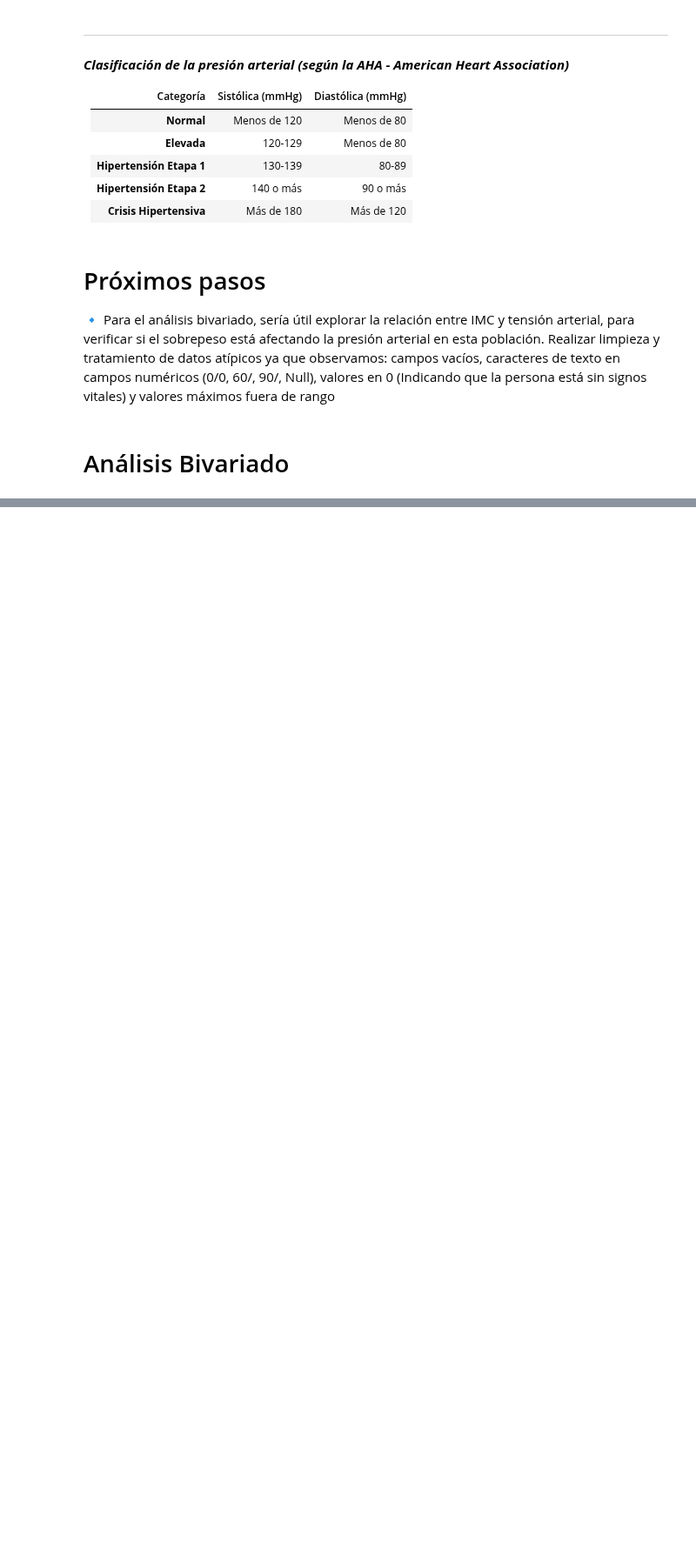
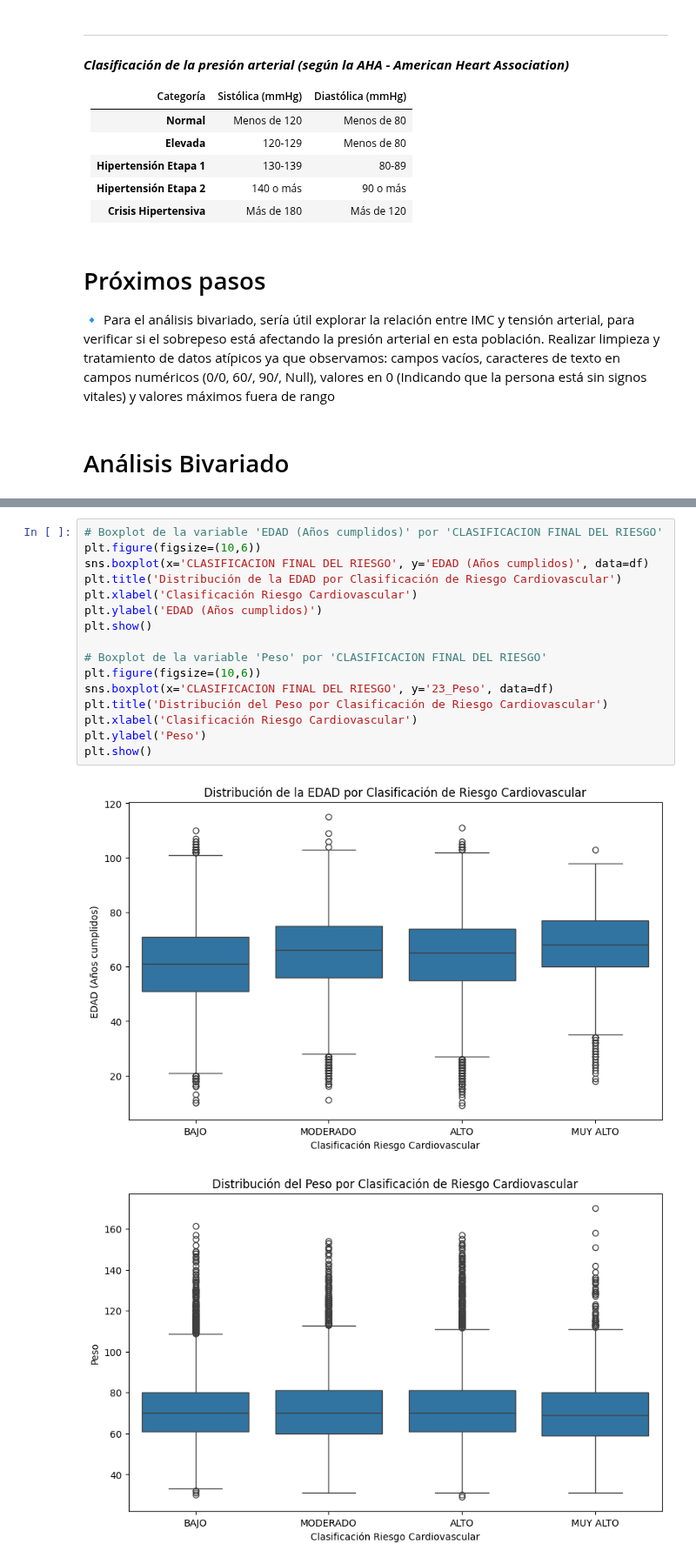
Before and after one commit to edgo1688/MIAA-ICESI, a Jupyter notebook: Analisis de datos l/Grupo_2_Taller_3_Analisis_Bivariado.ipynb, the cells around one changed output, grey strips where cells are left out. Shown at 87% size. Cells and saved outputs as stored; diff of their text form; blank space fills up the shorter version.

```diff
--- a/Analisis de datos l/Grupo_2_Taller_3_Analisis_Bivariado.ipynb
+++ b/Analisis de datos l/Grupo_2_Taller_3_Analisis_Bivariado.ipynb
@@ -301,0 +337,19 @@ Realizar limpieza y tratamiento de datos atípicos ya que observamos: campos vac
+# %%
+# Boxplot de la variable 'EDAD (Años cumplidos)' por 'CLASIFICACION FINAL DEL RIESGO'
+plt.figure(figsize=(10,6))
+sns.boxplot(x='CLASIFICACION FINAL DEL RIESGO', y='EDAD (Años cumplidos)', data=df)
+plt.title('Distribución de la EDAD por Clasificación de Riesgo Cardiovascular')
+plt.xlabel('Clasificación Riesgo Cardiovascular')
+plt.ylabel('EDAD (Años cumplidos)')
+plt.show()
+
+# Boxplot de la variable 'Peso' por 'CLASIFICACION FINAL DEL RIESGO'
+plt.figure(figsize=(10,6))
+sns.boxplot(x='CLASIFICACION FINAL DEL RIESGO', y='23_Peso', data=df)
+plt.title('Distribución del Peso por Clasificación de Riesgo Cardiovascular')
+plt.xlabel('Clasificación Riesgo Cardiovascular')
+plt.ylabel('Peso')
+plt.show()
+# %% [output]
+[figure, added]
+[figure, added]
```
Also changed, not shown: parts of 7 cells of this notebook.
